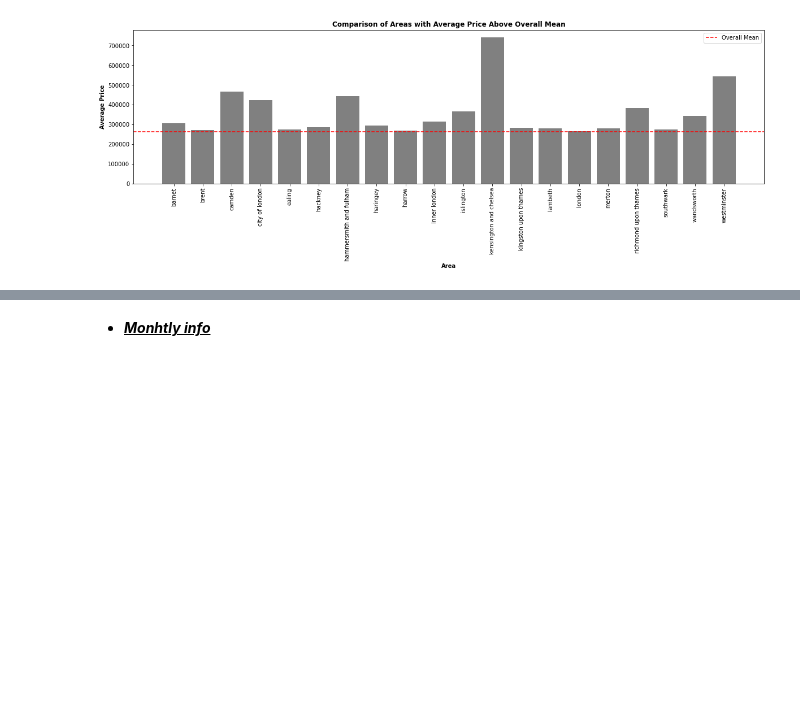
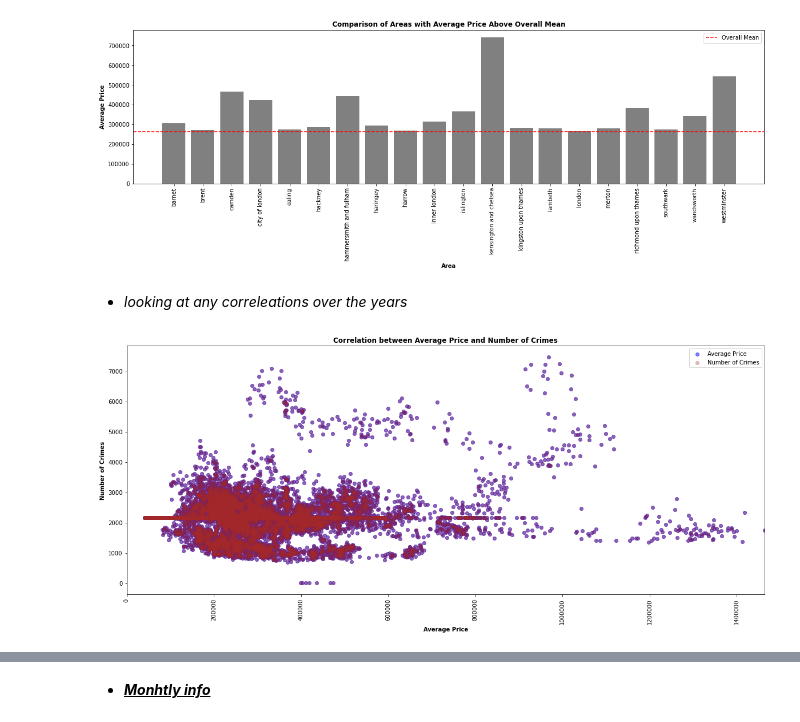
Before and after one commit to captin01/Data_Analysis, a Jupyter notebook: London_Housing/LND_Housing.ipynb, the cells around one changed output, grey strips where cells are left out. Drawn from its saved outputs; the diff is of its cells as text; code cells hidden in the pictures; blank space fills up the shorter version.

```diff
--- a/London_Housing/LND_Housing.ipynb
+++ b/London_Housing/LND_Housing.ipynb
@@ -345,3 +342,29 @@ plt.xticks(rotation=90)
 plt.show()
 # %% [output]
 [figure]
+# %% [markdown]
+- *looking at any correleations over the years*
+# %%
+#correlation between average price and crime.
+
+plt.figure(figsize = (20,8))
+plt.scatter(hs_data['average_price'],
+            hs_data['no_of_crimes'],
+            c='Blue',
+            alpha=0.5,
+            label='Average Price')
+plt.scatter(hs_data['average_price'],
+            hs_data['no_of_crimes'],
+            c='Brown',
+            alpha=0.3,
+            label='Number of Crimes')
+plt.xlabel('Average Price', fontweight = 'bold')
+plt.ylabel('Number of Crimes', fontweight = 'bold')
+plt.xticks(ticks=plt.xticks()[0], labels=plt.xticks()[0].astype(int))
+plt.xticks(rotation=90)
+plt.xlim(0, hs_data['average_price'].max())
+plt.legend()
+plt.title('Correlation between Average Price and Number of Crimes', fontsize = 12, fontweight = 'bold')
+plt.show()
+# %% [output]
+[figure, added]
```
Also changed, not shown: parts of 5 cells of this notebook, 1 other file.
